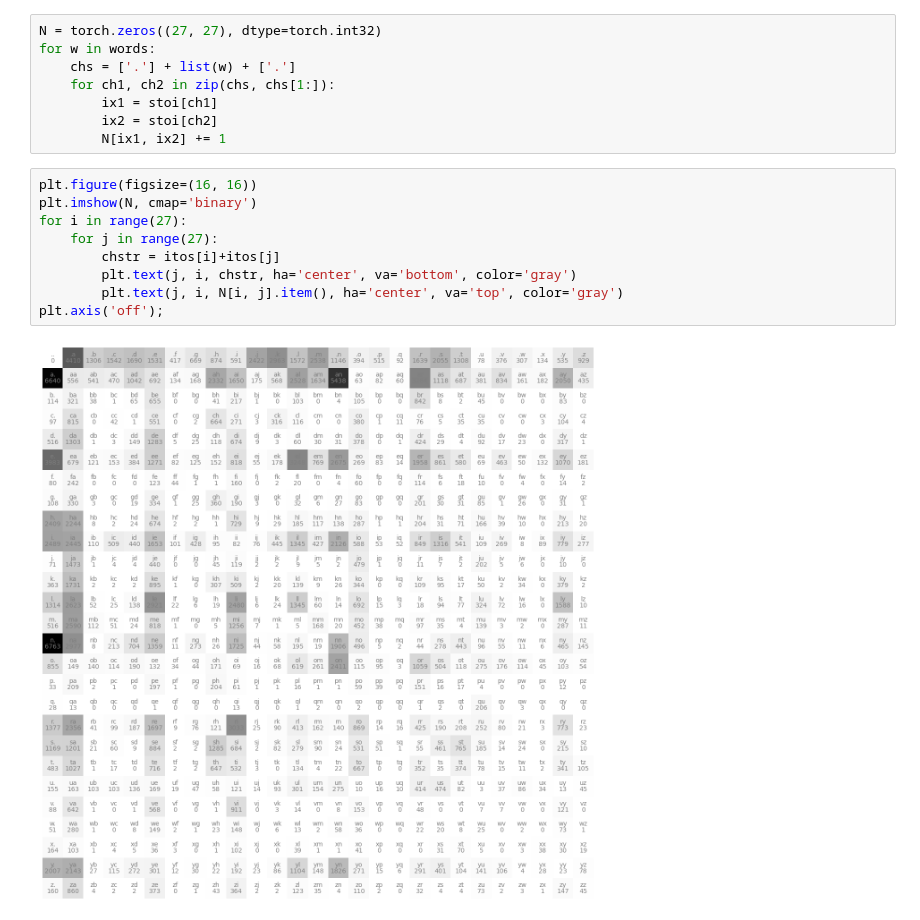
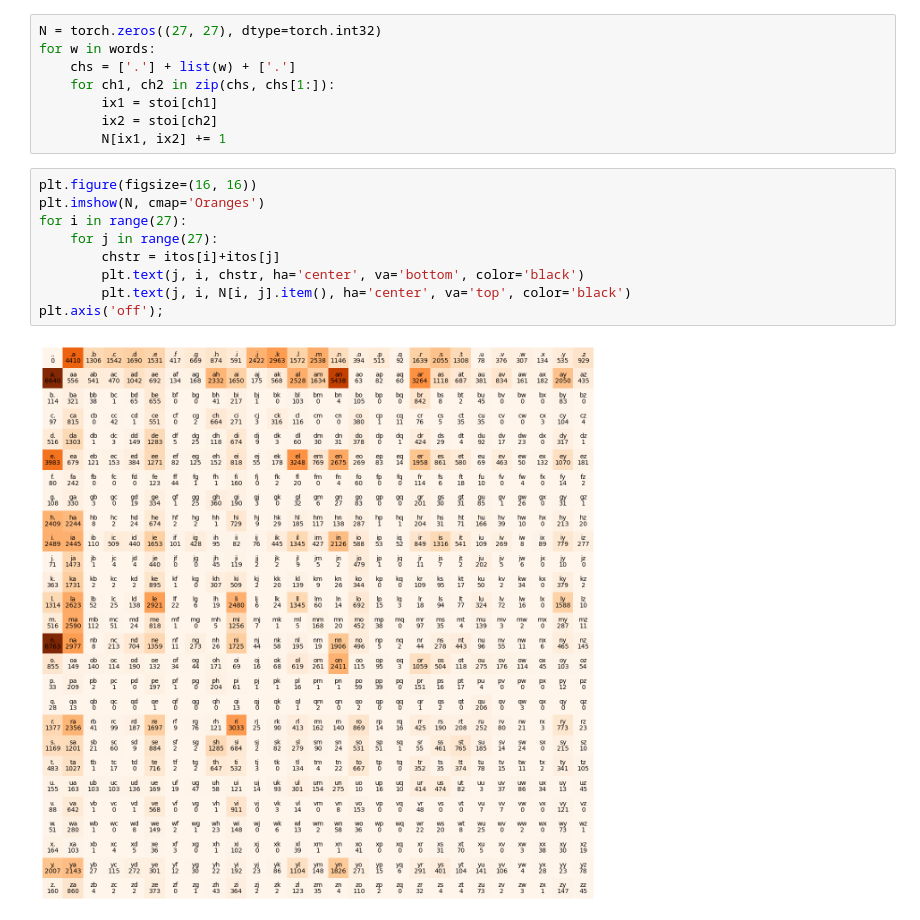
Before and after one commit to kamal-tanwar/makemore, a Jupyter notebook: makemore.ipynb, the cells around one changed output. Saved outputs shown, nothing was run; the diff lists cells and outputs as text.

```diff
--- a/makemore.ipynb
+++ b/makemore.ipynb
@@ -143,12 +143,12 @@ for w in words:
         N[ix1, ix2] += 1
 # %%
 plt.figure(figsize=(16, 16))
-plt.imshow(N, cmap='binary')
+plt.imshow(N, cmap='Oranges')
 for i in range(27):
     for j in range(27):
         chstr = itos[i]+itos[j]
-        plt.text(j, i, chstr, ha='center', va='bottom', color='gray')
-        plt.text(j, i, N[i, j].item(), ha='center', va='top', color='gray')
+        plt.text(j, i, chstr, ha='center', va='bottom', color='black')
+        plt.text(j, i, N[i, j].item(), ha='center', va='top', color='black')
 plt.axis('off');
 # %% [output]
-[figure, old version]
+[figure, new version]
```
Also changed, not shown: parts of 4 cells of this notebook.
